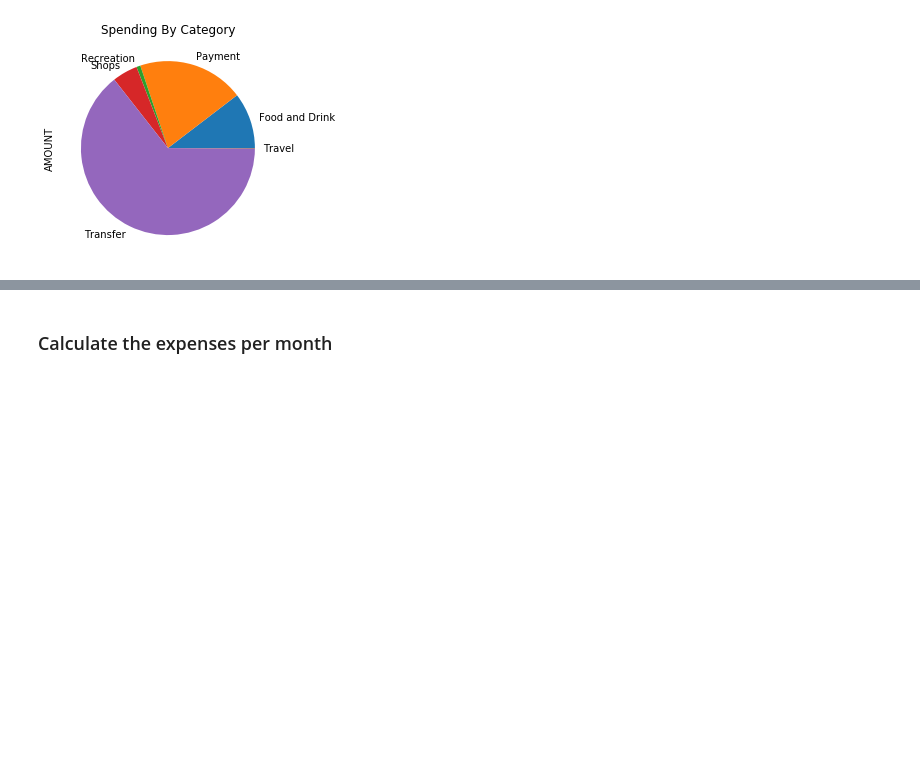
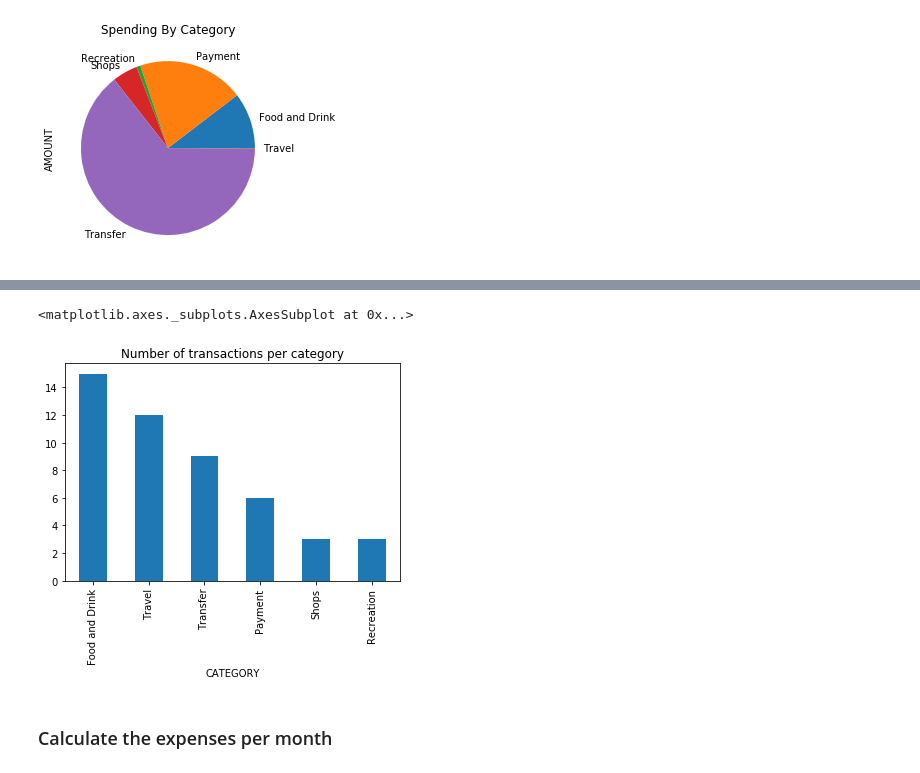
Before and after one commit to joshmiller32/APIs_homework, a Jupyter notebook: account_summary.ipynb, the cells around one changed output, grey strips where cells are left out. Saved outputs shown, nothing was run; the diff lists cells and outputs as text; code cells hidden in the pictures; blank space fills up the shorter version.

```diff
--- a/account_summary.ipynb
+++ b/account_summary.ipynb
@@ -206,3 +224,6 @@ total_spending_per_category.plot(kind='pie', title = 'Spending By Category')
 # %% [output]
 <matplotlib.axes._subplots.AxesSubplot at 0x...>
 [figure]
+# %%
+number_transactions_per_category = transaction_df.groupby('CATEGORY')['AMOUNT'].count().sort_values(ascending = False)
+print(number_transactions_per_category)
@@ -209,3 +239,8 @@ total_spending_per_category.plot(kind='pie', title = 'Spending By Category')
+# %%
+number_transactions_per_category.plot(kind = 'bar', title = 'Number of transactions per category')
+# %% [output]
+<matplotlib.axes._subplots.AxesSubplot at 0x...>
+[figure, added]
 # %% [markdown]
 ### Calculate the expenses per month
 # %%
```
Also changed, not shown: parts of 3 cells of this notebook, 1 other file.
